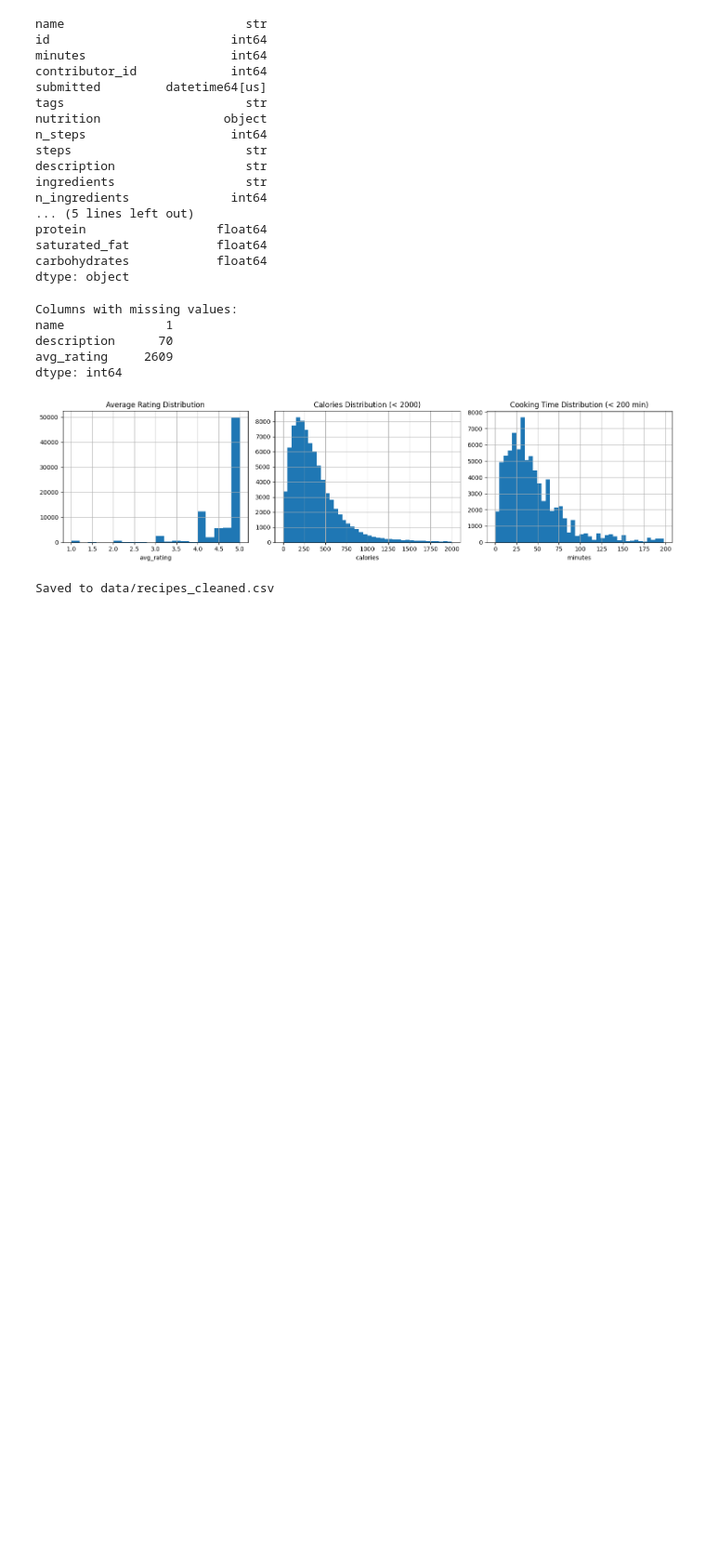
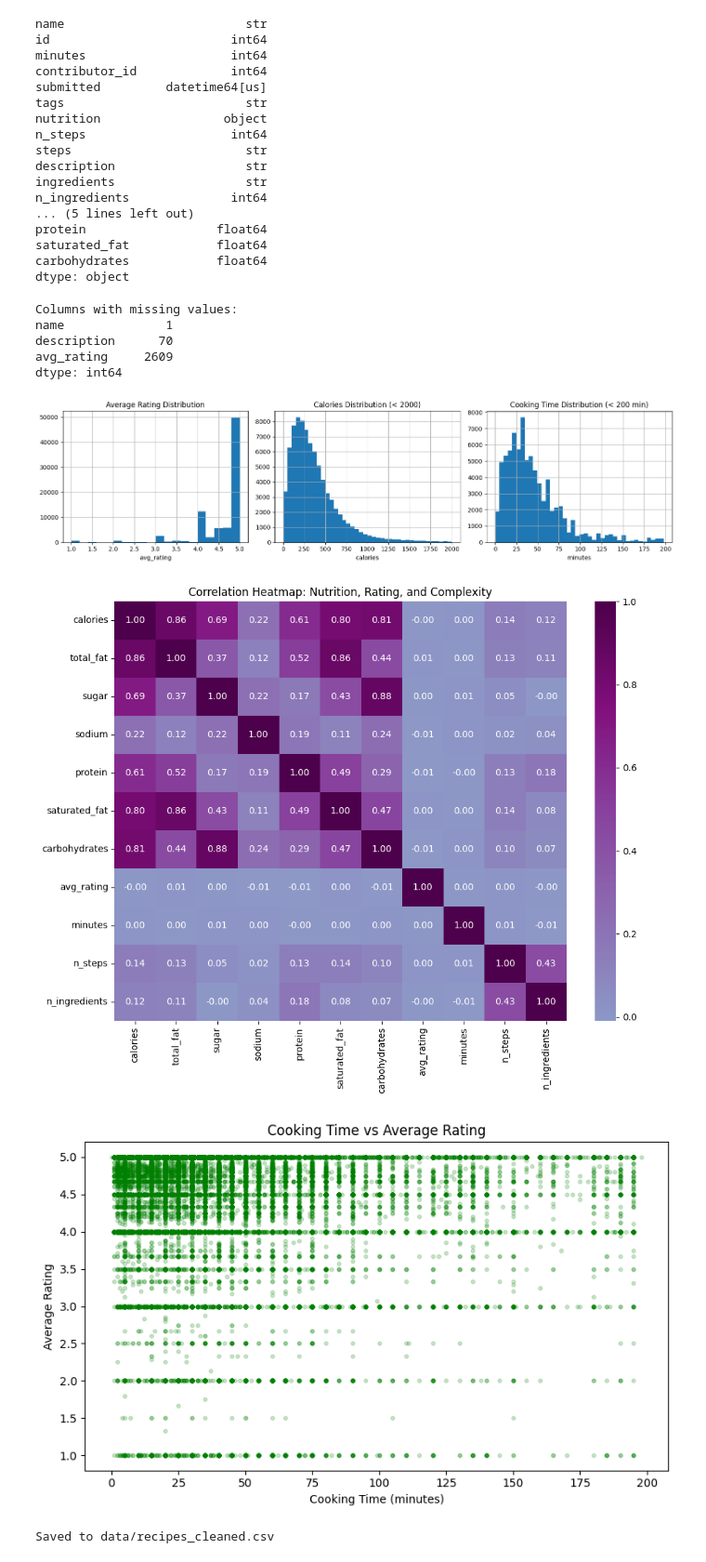
Before and after one commit to boson25/DSC259R_BBH-Horizon-Lab, a Jupyter notebook: notebook/data_loading and cleaning.ipynb, the cells around one changed output. Shown at 93% size. Cells and saved outputs as stored; diff of their text form; code cells hidden in the pictures; blank space fills up the shorter version.

Commit message:
Add data loading and cleaning notebook

```diff
--- a/notebook/data_loading and cleaning.ipynb
+++ b/notebook/data_loading and cleaning.ipynb
@@ -126,6 +126,44 @@ plt.savefig('eda_distributions.png')
 plt.show()
 # %% [output]
 [figure]
+# %%
+# Visualization Ideas
+
+import pandas as pd
+import numpy as np
+import matplotlib.pyplot as plt
+import seaborn as sns
+
+recipes = pd.read_csv('../data/recipes_cleaned.csv')
+
+nutrition_cols = ['calories', 'total_fat', 'sugar', 'sodium',
+                  'protein', 'saturated_fat', 'carbohydrates']
+
+#1. Heatmap of nutrition correlations (nutrition focused)
+corr_cols = nutrition_cols + ['avg_rating', 'minutes', 'n_steps', 'n_ingredients']
+corr = recipes[corr_cols].corr()
+
+plt.figure(figsize=(10, 8))
+sns.heatmap(corr, annot=True, fmt='.2f', cmap='BuPu', center=0)
+plt.title('Correlation Heatmap: Nutrition, Rating, and Complexity')
+plt.tight_layout()
+plt.savefig('heatmap.png')
+plt.show()
+
+#2. Scatter plot of cooking time vs average rating (cooking time)
+time_clean = recipes[(recipes['minutes'] < 200)].dropna(subset=['avg_rating'])
+
+plt.figure(figsize=(8, 5))
+plt.scatter(time_clean['minutes'], time_clean['avg_rating'], alpha=0.2, s=10, color='green')
+plt.xlabel('Cooking Time (minutes)')
+plt.ylabel('Average Rating')
+plt.title('Cooking Time vs Average Rating')
+plt.tight_layout()
+plt.savefig('time_vs_rating.png')
+plt.show()
+# %% [output]
+[figure, added]
+[figure, added]
 # %%
 recipes.to_csv('../data/recipes_cleaned.csv', index=False)
 print('Saved to data/recipes_cleaned.csv')
```
Also changed, not shown: parts of 1 cell of this notebook, 2 other files.
